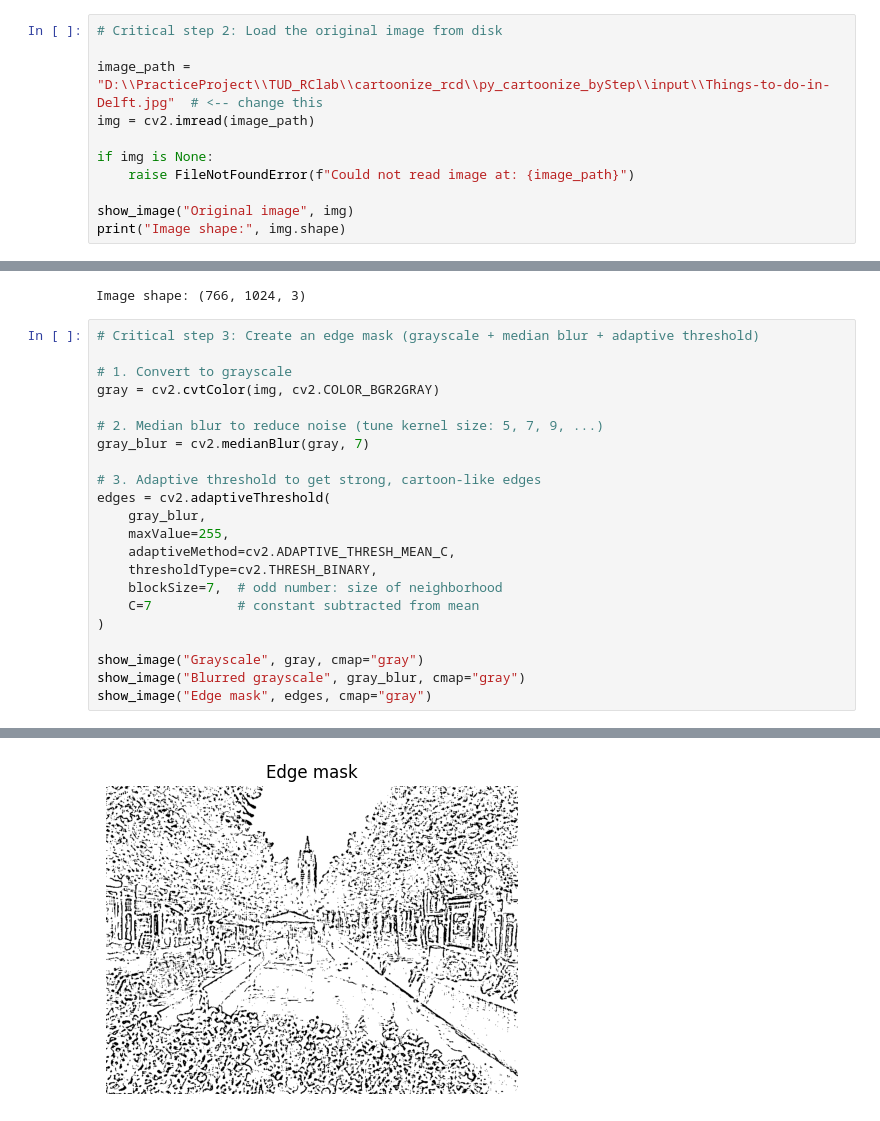
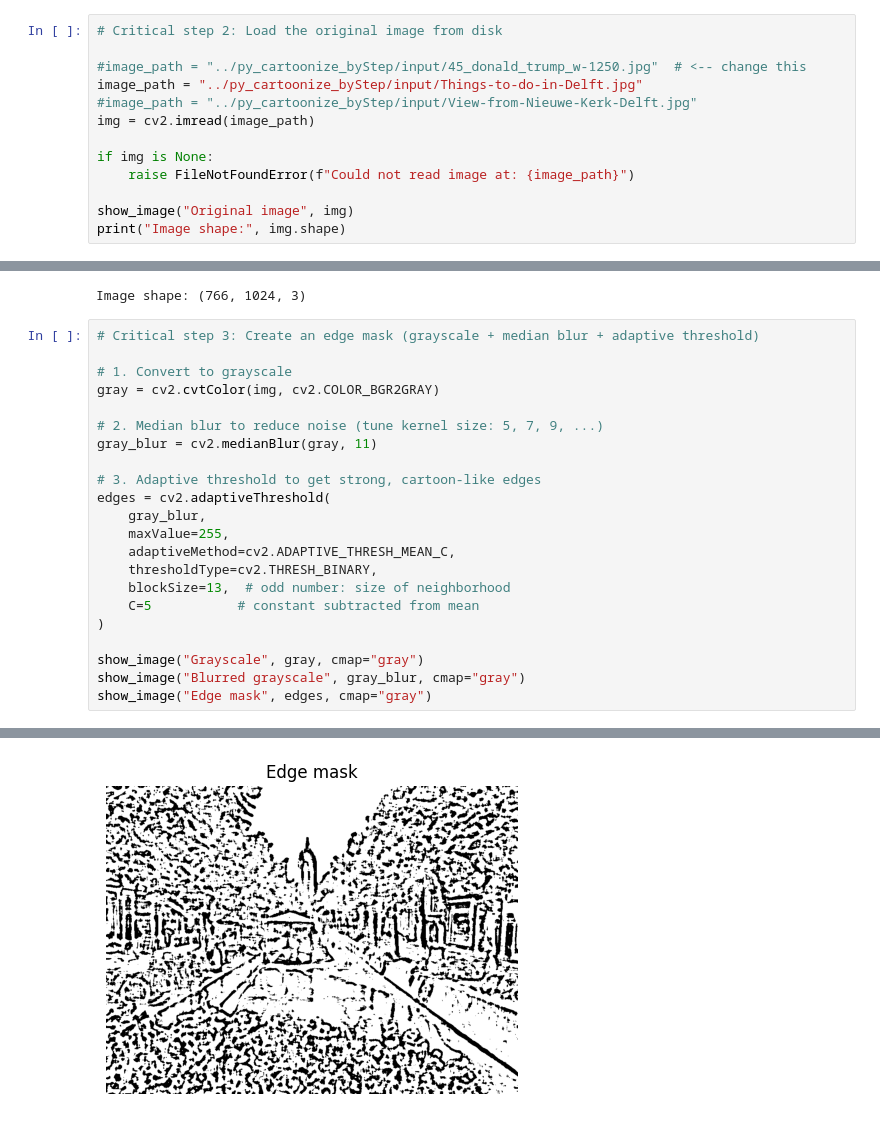
Before and after one commit to LynnnPush/cartoonize_rcd, a Jupyter notebook: py_highLevel/cartoonize_highLv.ipynb, the cells around one changed output, grey strips where cells are left out. Cells and saved outputs as stored; diff of their text form.

Commit message:
small constant parameter changes

```diff
--- a/py_highLevel/cartoonize_highLv.ipynb
+++ b/py_highLevel/cartoonize_highLv.ipynb
@@ -20,7 +20,9 @@ def show_image(title, img, cmap=None):
 # %%
 # Critical step 2: Load the original image from disk
 
-image_path = "D:\\PracticeProject\\TUD_RClab\\cartoonize_rcd\\py_cartoonize_byStep\\input\\Things-to-do-in-Delft.jpg"  # <-- change this
+#image_path = "../py_cartoonize_byStep/input/45_donald_trump_w-1250.jpg"  # <-- change this
+image_path = "../py_cartoonize_byStep/input/Things-to-do-in-Delft.jpg"
+#image_path = "../py_cartoonize_byStep/input/View-from-Nieuwe-Kerk-Delft.jpg"
 img = cv2.imread(image_path)
 
 if img is None:
@@ -38,7 +40,7 @@ Image shape: (766, 1024, 3)
 gray = cv2.cvtColor(img, cv2.COLOR_BGR2GRAY)
 
 # 2. Median blur to reduce noise (tune kernel size: 5, 7, 9, ...)
-gray_blur = cv2.medianBlur(gray, 7)
+gray_blur = cv2.medianBlur(gray, 11)
 
 # 3. Adaptive threshold to get strong, cartoon-like edges
 edges = cv2.adaptiveThreshold(
@@ -46,8 +48,8 @@ edges = cv2.adaptiveThreshold(
     maxValue=255,
     adaptiveMethod=cv2.ADAPTIVE_THRESH_MEAN_C,
     thresholdType=cv2.THRESH_BINARY,
-    blockSize=7,  # odd number: size of neighborhood
-    C=7           # constant subtracted from mean
+    blockSize=13,  # odd number: size of neighborhood
+    C=5           # constant subtracted from mean
 )
 
 show_image("Grayscale", gray, cmap="gray")
@@ -59,4 +61,4 @@ show_image("Edge mask", edges, cmap="gray")
-[figure, old version]
+[figure, new version]
 # %%
 # Critical step 5: Apply bilateral filter to smooth colors while keeping edges
 
```
Also changed, not shown: parts of 3 cells of this notebook, 1 other file.
